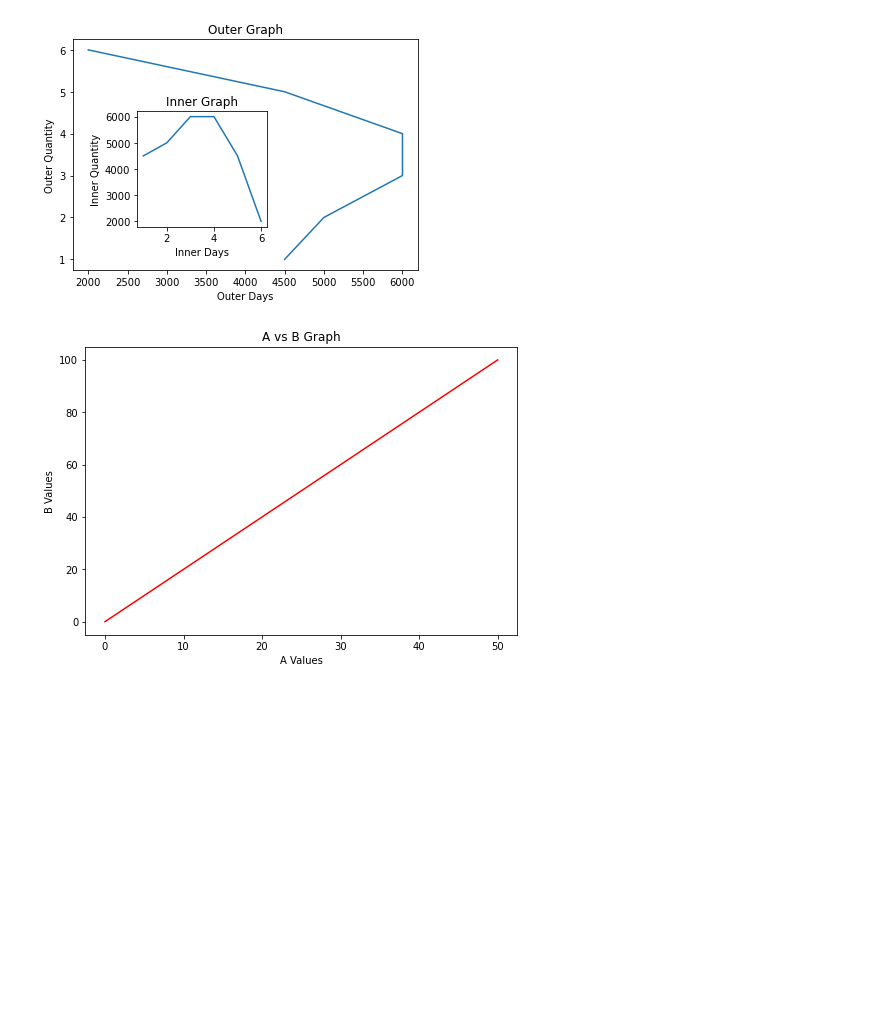
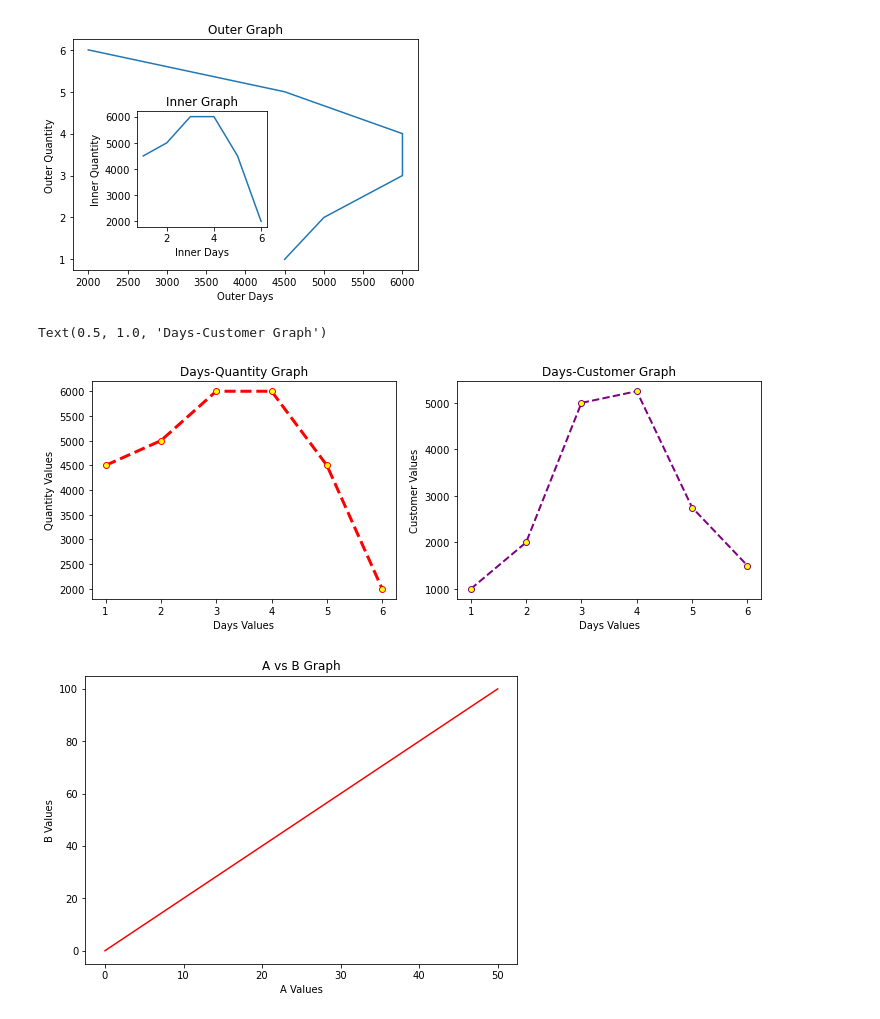
Before and after one commit to mcandar/python_lectures, a Jupyter notebook: chapter_5.ipynb, the cells around one changed output. Cells and saved outputs as stored; diff of their text form; code cells hidden in the pictures; blank space fills up the shorter version.

```diff
--- a/chapter_5.ipynb
+++ b/chapter_5.ipynb
@@ -90,6 +99,7 @@ plt.show()
 # %%
 Days = [1,2,3,4,5,6]
 Quantity = [4500,5000,6000,6000,4500,2000]
+Customer = [1000,2000,5000,5250,2750,1500]
 # %%
 plt.plot(Days,Quantity)
 plt.xlabel("Days")
@@ -129,6 +139,21 @@ axes1.set_title("Outer Graph")
 # %% [output]
 Text(0.5, 1.0, 'Outer Graph')
 [figure]
+# %%
+fig,axes = plt.subplots(nrows =1 ,ncols = 2,figsize=(12,4))
+
+axes[0].plot(Days,Quantity,color ="red",lw=3,ls ="--",marker ="o",markerfacecolor ="yellow")
+axes[0].set_xlabel("Days Values")
+axes[0].set_ylabel("Quantity Values")
+axes[0].set_title("Days-Quantity Graph")
+
+axes[1].plot(Days,Customer,color ="purple",lw=2,ls = "--",marker ="o",markerfacecolor ="yellow")
+axes[1].set_xlabel("Days Values")
+axes[1].set_ylabel("Customer Values")
+axes[1].set_title("Days-Customer Graph")
+# %% [output]
+Text(0.5, 1.0, 'Days-Customer Graph')
+[figure, added]
 # %%
 a = np.arange(51)
 b = np.arange(0,101,2)
```
Also changed, not shown: parts of 35 cells of this notebook.
